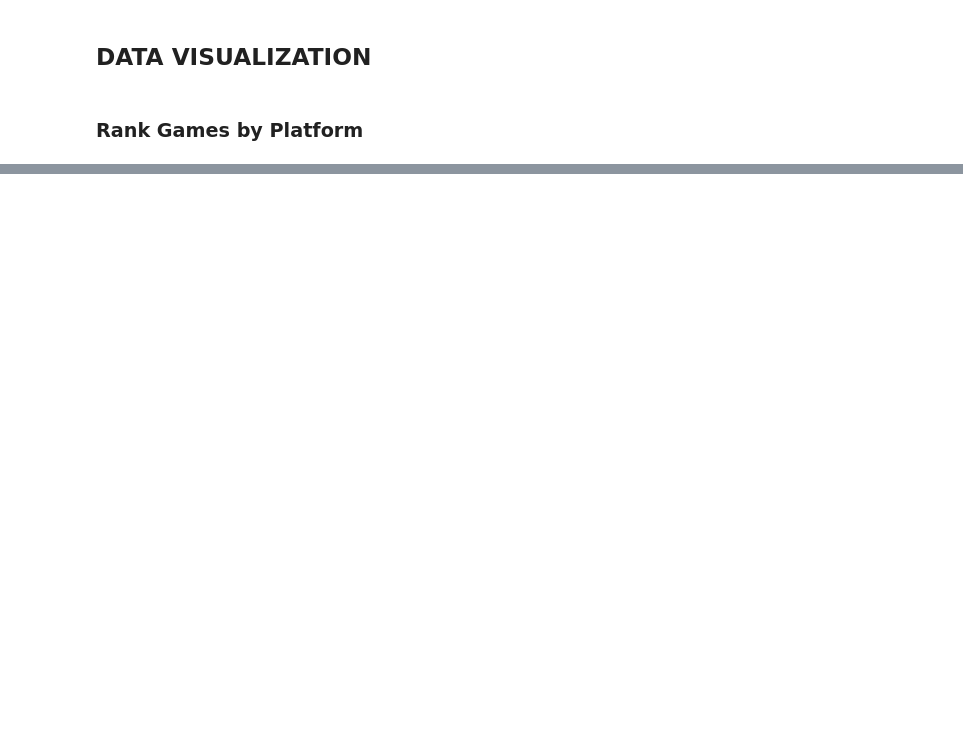
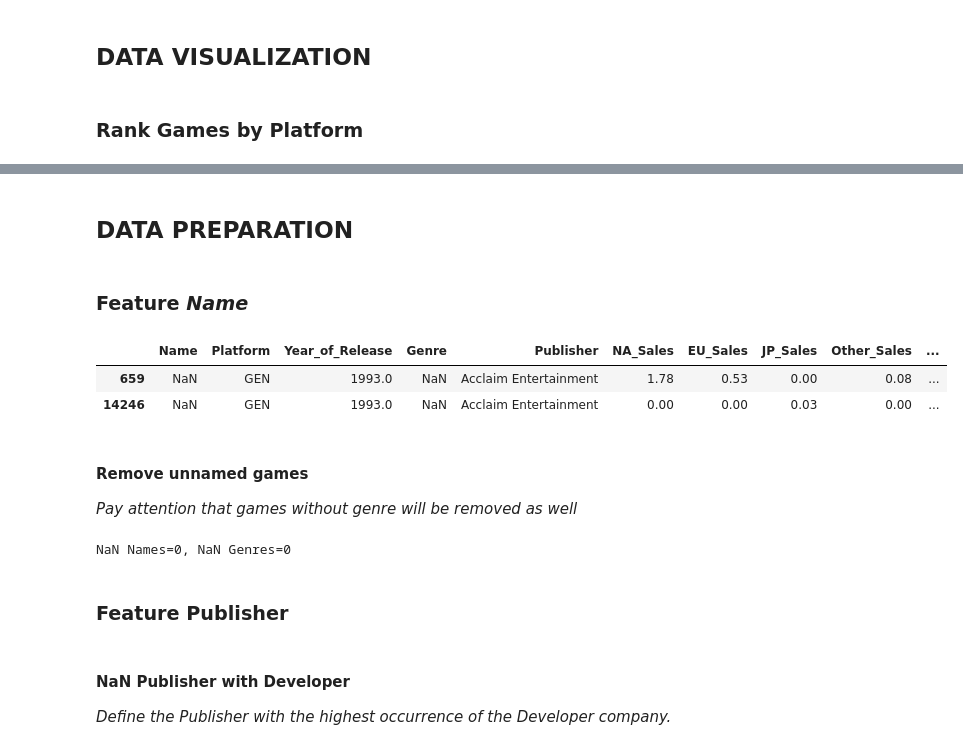
Before and after one commit to faustofcjr/artificial-intelligence, a Jupyter notebook: kaggle/video-game-sales/main.ipynb, the cells around one changed output, grey strips where cells are left out. Drawn from its saved outputs; the diff is of its cells as text; code cells hidden in the pictures; blank space fills up the shorter version.

Commit message:
- Add vgsales.csv; - DATA PREPARATION

```diff
--- a/kaggle/video-game-sales/main.ipynb
+++ b/kaggle/video-game-sales/main.ipynb
@@ -89,0 +139,15 @@ plt.show()
+# %% [markdown]
+## DATA PREPARATION
+# %% [markdown]
+### Feature _Name_
+# %%
+nan_names = dataset[dataset['Name'].isna()]
+nan_names
+# %% [output]
+|  | Name | Platform | Year_of_Release | Genre | Publisher | NA_Sales | EU_Sales | JP_Sales | Other_Sales | ... |
+| 659 | NaN | GEN | 1993.0 | NaN | Acclaim Entertainment | 1.78 | 0.53 | 0.00 | 0.08 | ... |
+| 14246 | NaN | GEN | 1993.0 | NaN | Acclaim Entertainment | 0.00 | 0.00 | 0.03 | 0.00 | ... |
+# %% [markdown]
+#### Remove unnamed games
+
+_Pay attention that games without genre will be removed as well_
@@ -89,0 +156,12 @@ plt.show()
+# %%
+count_names = dataset[dataset['Name'].isna()]['Name'].count()
+count_genres = dataset[dataset['Genre'].isna()]['Genre'].count()
+print("NaN Names=%d, NaN Genres=%d" % (count_names, count_genres))
+# %% [output]
+NaN Names=0, NaN Genres=0
+# %% [markdown]
+### Feature Publisher
+# %% [markdown]
+#### NaN Publisher with Developer
+
+_Define the Publisher with the highest occurrence of the Developer company._
```
Also changed, not shown: parts of 18 cells of this notebook, 1 other file.
